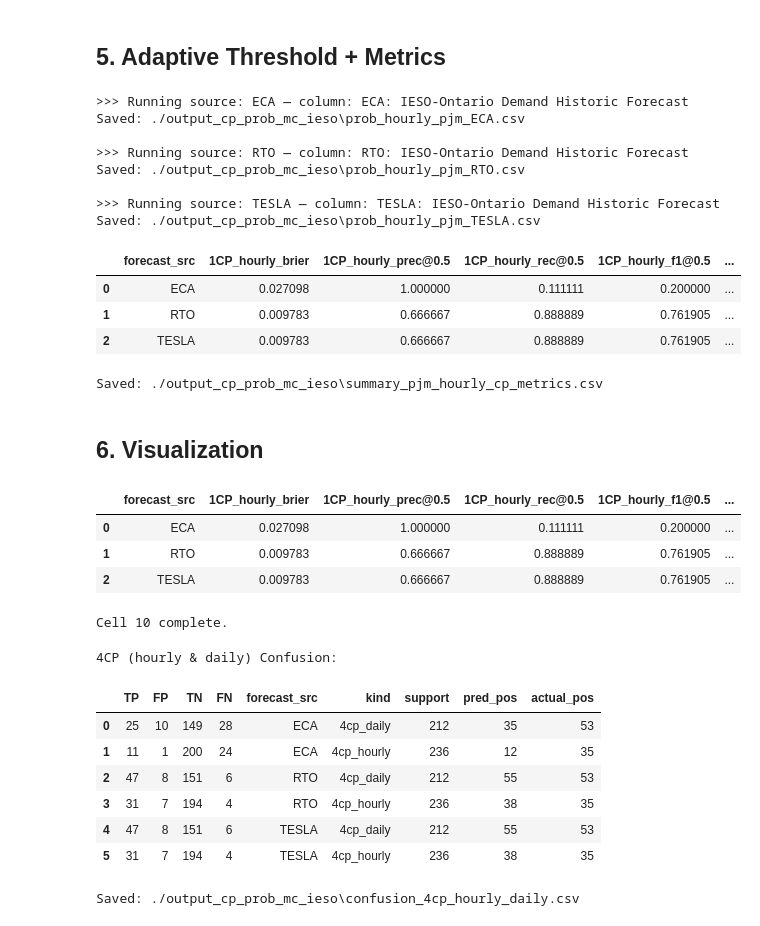
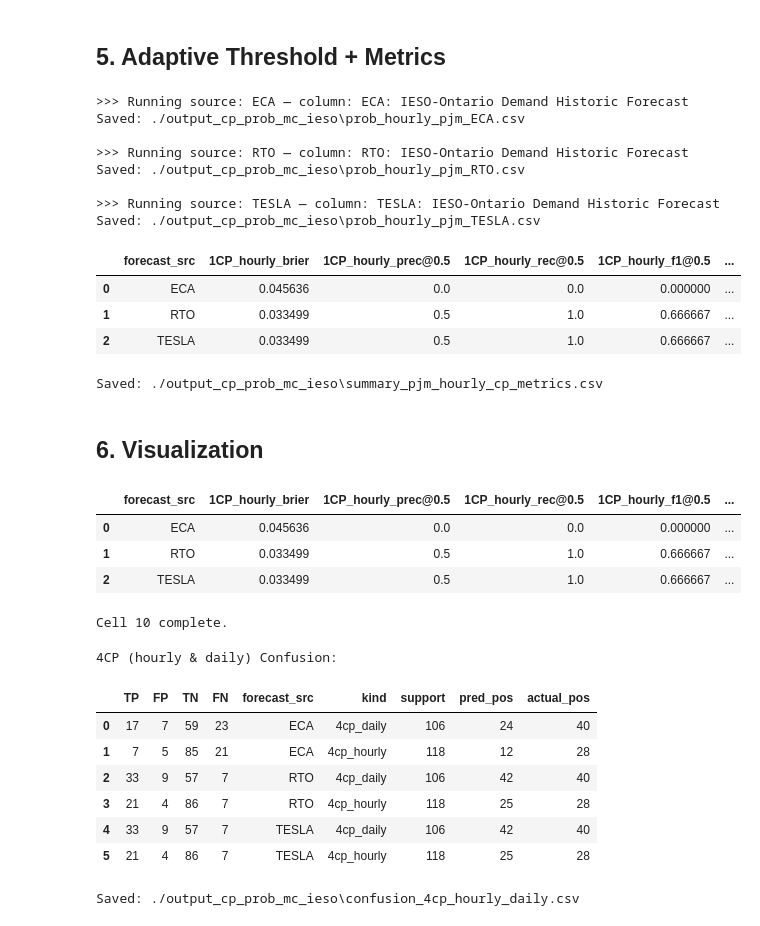
Before and after one commit to EmiyaKatuz/Probabilistic-Algorithm-for-5CP, a Jupyter notebook: cp_prob_mc_ieso_ready.ipynb, the cells around one changed output. Cells and saved outputs as stored; diff of their text form; code cells hidden in the pictures.

```diff
--- a/cp_prob_mc_ieso_ready.ipynb
+++ b/cp_prob_mc_ieso_ready.ipynb
@@ -63,7 +63,7 @@ pandas: 2.2.3
 - The default selection of `RTO`
 # %%
 # ==== Cell 1: Parameters ====
-PATH = "IESO-Ontario Demand 2022-2025 1 day ahead.csv"
+PATH = "IESO-Ontario Demand 2022-2025 6 day ahead.csv"
 
 FORECAST_SOURCES = ["ECA", "RTO", "TESLA"]
 
@@ -75,6 +75,14 @@ BUDGET_1CP = 6
 BUDGET_TOP5 = 12
 BUDGET_4CP_SUMMER = 8  # Total summer budget (June-September)
 
+EVAL_START = pd.Timestamp('2024-06-01')
+EVAL_END = pd.Timestamp('2024-09-30')  # 含 9 月 30 日
+
+
+def _in_eval_window(idx):
+    return (idx >= EVAL_START) & (idx <= EVAL_END)
+
+
 SAVE_OUTPUTS = True
 OUT_DIR = "./output_cp_prob_mc_ieso"
 os.makedirs(OUT_DIR, exist_ok=True)
@@ -119,7 +127,8 @@ Actual column: TESLA: IESO-Ontario Demand Actual
 def parse_timestamp(date_str, time_str):
     t = str(time_str).strip()
     if t.startswith("24:"):
-        dt0 = dt.datetime.strptime(str(date_str).strip(), "%d/%m/%Y") + dt.timedelta(days=1)
+        dt0 = dt.datetime.strptime(str(date_str).strip(), "%Y-%m-%d") + dt.timedelta(days=1)
+        # dt0 = dt.datetime.strptime(str(date_str).strip(), "%d/%m/%Y") + dt.timedelta(days=1)
         parts = t.split(":")
         mm = parts[1] if len(parts) >= 2 else "00"
         ss = parts[2] if len(parts) == 3 else "00"
@@ -737,6 +746,8 @@ for src in FORECAST_SOURCES:
         df_base, feats_daily24, transforms, cov,
         n_sims=N_SIMS, last_days=LAST_DAYS
     )
+    # 仅保留 2024 年 6-9 月
+    prob_hourly = prob_hourly.loc[_in_eval_window(prob_hourly.index)]
     prob_hourly["sig_1cp_bin_0p5"] = fixed_threshold_signal(prob_hourly["p_1cp_hourly_summer"], 0.5)
     prob_hourly["sig_1cp_band"] = traffic_light_band(prob_hourly["p_1cp_hourly_summer"])
     prob_hourly["sig_top5_bin_0p5"] = fixed_threshold_signal(prob_hourly["p_top5_hourly_summer"], 0.5)
@@ -748,6 +759,7 @@ for src in FORECAST_SOURCES:
         n_sims=N_SIMS, last_days=LAST_DAYS,
         return_peak_hour=False
     )
+    prob_4cp = prob_4cp.loc[_in_eval_window(prob_4cp.index)]
     prob_4cp["sig_4cp_hourly_bin_0p5"] = fixed_threshold_signal(prob_4cp["p_4cp_hourly_monthlyTop4"], 0.5)
     prob_4cp["sig_4cp_hourly_band"] = traffic_light_band(prob_4cp["p_4cp_hourly_monthlyTop4"])
     prob_4cp["sig_4cp_daily_bin_0p5"] = fixed_threshold_signal(prob_4cp["p_4cp_daily_monthlyTop4"], 0.5)
@@ -758,7 +770,7 @@ for src in FORECAST_SOURCES:
 
     # 6) 构造评估标签（与 Cell 9 里 1CP/Top-5 一致；新增 4CP 两类标签）
     #    先复用你已有的“夏季小时阈值”与“日峰”
-    thr_summer = compute_pjm_summer_thresholds_hourly(df_base)  # 1CP/Top5 小时口径
+    thr_summer = compute_pjm_summer_thresholds_hourly(df_base)
     day_max_actual = (
         df_base.assign(date=df_base["timestamp"].dt.floor("D"))
         .groupby("date")["actual_mw"].max()
@@ -766,6 +778,7 @@ for src in FORECAST_SOURCES:
     )
     labs = thr_summer.join(day_max_actual, how="left")
     labs = labs[labs["is_summer_day"].astype(bool)]
+    labs = labs.loc[_in_eval_window(labs.index)]
 
     # 1CP/Top5 标签（小时口径，夏季）
     labs_1cp = labs[np.isfinite(labs["summer_running_max_prev_hourly"])]
@@ -781,12 +794,14 @@ for src in FORECAST_SOURCES:
     # 小时口径 4CP：当日“任一小时”是不是超过本月到昨日为止的第4高“小时”阈值 → 等价于 day_max_actual > m4_hourly_prev
     labs_4h = thr4h.join(day_max_actual, how="left")
     labs_4h = labs_4h[labs_4h["is_summer_month_day"].astype(bool)]
+    labs_4h = labs_4h.loc[_in_eval_window(labs_4h.index)]
     y4h = (labs_4h["day_max_actual"].values > labs_4h["m4_hourly_prev"].values).astype(int)
     p4h = prob_all.reindex(labs_4h.index)["p_4cp_hourly_monthlyTop4"].values
 
     # 日口径 4CP：当日“日峰”是不是超过本月到昨日为止的第4高“日峰”阈值
     labs_4d = thr4d.join(day_max_actual, how="left")
     labs_4d = labs_4d[labs_4d["is_summer_month_day"].astype(bool)]
+    labs_4d = labs_4d.loc[_in_eval_window(labs_4d.index)]
     y4d = (labs_4d["day_max_actual"].values > labs_4d["m4_daily_prev"].values).astype(int)
     p4d = prob_all.reindex(labs_4d.index)["p_4cp_daily_monthlyTop4"].values
 
@@ -862,9 +877,9 @@ Saved: ./output_cp_prob_mc_ieso\prob_hourly_pjm_RTO.csv
 >>> Running source: TESLA — column: TESLA: IESO-Ontario Demand Historic Forecast
 Saved: ./output_cp_prob_mc_ieso\prob_hourly_pjm_TESLA.csv
 |  | forecast_src | 1CP_hourly_brier | 1CP_hourly_prec@0.5 | 1CP_hourly_rec@0.5 | 1CP_hourly_f1@0.5 | ... |
-| 0 | ECA | 0.027098 | 1.000000 | 0.111111 | 0.200000 | ... |
-| 1 | RTO | 0.009783 | 0.666667 | 0.888889 | 0.761905 | ... |
-| 2 | TESLA | 0.009783 | 0.666667 | 0.888889 | 0.761905 | ... |
+| 0 | ECA | 0.045636 | 0.0 | 0.0 | 0.000000 | ... |
+| 1 | RTO | 0.033499 | 0.5 | 1.0 | 0.666667 | ... |
+| 2 | TESLA | 0.033499 | 0.5 | 1.0 | 0.666667 | ... |
 Saved: ./output_cp_prob_mc_ieso\summary_pjm_hourly_cp_metrics.csv
 # %% [markdown]
 ## 6. Visualization
@@ -1199,15 +1214,22 @@ except Exception:
 print("Cell 10 complete.")
 # %% [output]
 |  | forecast_src | 1CP_hourly_brier | 1CP_hourly_prec@0.5 | 1CP_hourly_rec@0.5 | 1CP_hourly_f1@0.5 | ... |
-| 0 | ECA | 0.027098 | 1.000000 | 0.111111 | 0.200000 | ... |
-| 1 | RTO | 0.009783 | 0.666667 | 0.888889 | 0.761905 | ... |
-| 2 | TESLA | 0.009783 | 0.666667 | 0.888889 | 0.761905 | ... |
+| 0 | ECA | 0.045636 | 0.0 | 0.0 | 0.000000 | ... |
+| 1 | RTO | 0.033499 | 0.5 | 1.0 | 0.666667 | ... |
+| 2 | TESLA | 0.033499 | 0.5 | 1.0 | 0.666667 | ... |
 Cell 10 complete.
 # %%
 import pandas as pd
 import numpy as np
 import os
 
+try:
+    EVAL_START, EVAL_END
+except NameError:
+    EVAL_START = pd.Timestamp('2024-06-01')
+    EVAL_END = pd.Timestamp('2024-09-30')
+def _in_eval_window(idx):
+    return (idx >= EVAL_START) & (idx <= EVAL_END)
 
 def _confusion_counts(y_true: np.ndarray, y_pred: np.ndarray) -> dict:
     y_true = y_true.astype(int)
@@ -1249,8 +1271,9 @@ for src in FORECAST_SOURCES:
             continue
 
         # 对齐索引
-        idx = (prob_df.index
-               .intersection(lab_df.index))
+        idx = (prob_df.index.intersection(lab_df.index))
+        # 仅 2024-06-01 ~ 2024-09-30
+        idx = idx[_in_eval_window(idx)]
         # 过滤有效标签
         mask_valid = (
                 lab_df.loc[idx, thr_col].replace([np.inf, -np.inf], np.nan).notna()
@@ -1266,37 +1289,37 @@ for src in FORECAST_SOURCES:
         y_true = (lab_df.loc[idx_use, "day_max_actual"].values >
                   lab_df.loc[idx_use, thr_col].values).astype(int)
         y_pred = (prob_df.loc[idx_use, p_col].values >= 0.5).astype(int)
 
         cm = _confusion_counts(y_true, y_pred)
         cm.update({
             "forecast_src": src,
             "kind": kind,
             "support": int(len(idx_use)),
             "pred_pos": int(y_pred.sum()),
             "actual_pos": int(y_true.sum())
         })
         rows.append(cm)
 
 confmat_df = pd.DataFrame(rows).sort_values(["forecast_src", "kind"]).reset_index(drop=True)
 
 print("4CP (hourly & daily) Confusion:")
 display(confmat_df)
 
 if 'SAVE_OUTPUTS' in globals() and SAVE_OUTPUTS:
     out_path = os.path.join(OUT_DIR, "confusion_4cp_hourly_daily.csv")
     confmat_df.to_csv(out_path, index=False)
     print("Saved:", out_path)
 
 if missing_sources:
     print("The following sources lack probability or labels and are not involved in statistics:",
           ", ".join(missing_sources))
 # %% [output]
 4CP (hourly & daily) Confusion:
 |  | TP | FP | TN | FN | forecast_src | kind | support | pred_pos | actual_pos |
-| 0 | 25 | 10 | 149 | 28 | ECA | 4cp_daily | 212 | 35 | 53 |
-| 1 | 11 | 1 | 200 | 24 | ECA | 4cp_hourly | 236 | 12 | 35 |
-| 2 | 47 | 8 | 151 | 6 | RTO | 4cp_daily | 212 | 55 | 53 |
-| 3 | 31 | 7 | 194 | 4 | RTO | 4cp_hourly | 236 | 38 | 35 |
-| 4 | 47 | 8 | 151 | 6 | TESLA | 4cp_daily | 212 | 55 | 53 |
-| 5 | 31 | 7 | 194 | 4 | TESLA | 4cp_hourly | 236 | 38 | 35 |
+| 0 | 17 | 7 | 59 | 23 | ECA | 4cp_daily | 106 | 24 | 40 |
+| 1 | 7 | 5 | 85 | 21 | ECA | 4cp_hourly | 118 | 12 | 28 |
+| 2 | 33 | 9 | 57 | 7 | RTO | 4cp_daily | 106 | 42 | 40 |
+| 3 | 21 | 4 | 86 | 7 | RTO | 4cp_hourly | 118 | 25 | 28 |
+| 4 | 33 | 9 | 57 | 7 | TESLA | 4cp_daily | 106 | 42 | 40 |
+| 5 | 21 | 4 | 86 | 7 | TESLA | 4cp_hourly | 118 | 25 | 28 |
 Saved: ./output_cp_prob_mc_ieso\confusion_4cp_hourly_daily.csv
```
Also changed, not shown: parts of 3 cells of this notebook, 40 other files.
